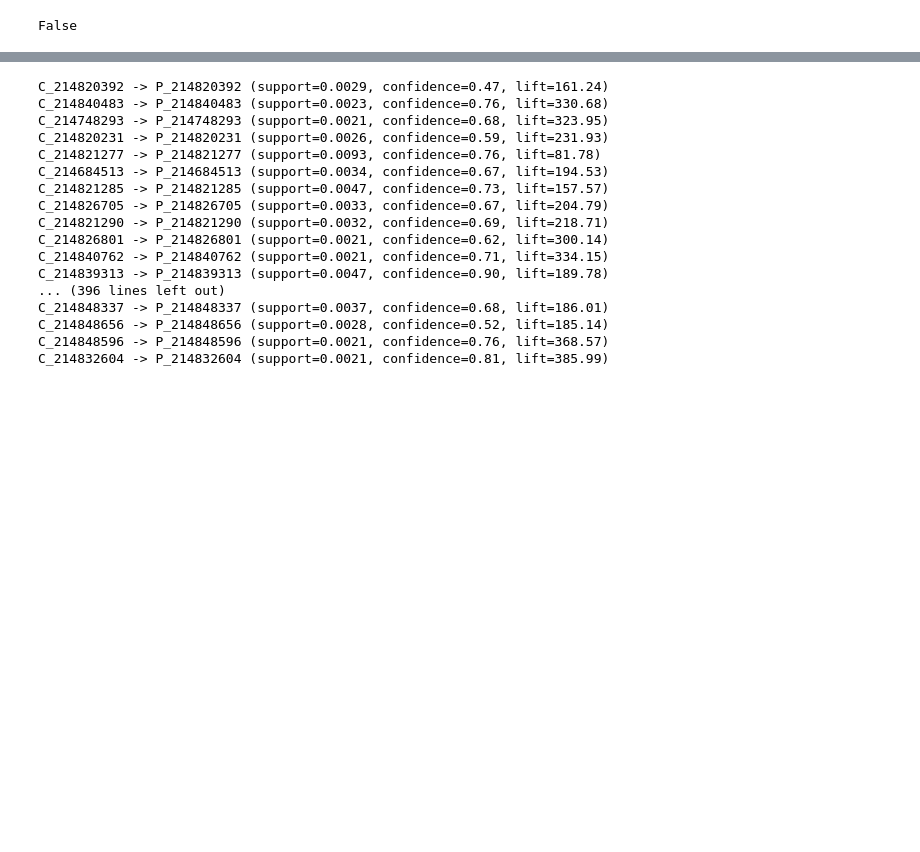
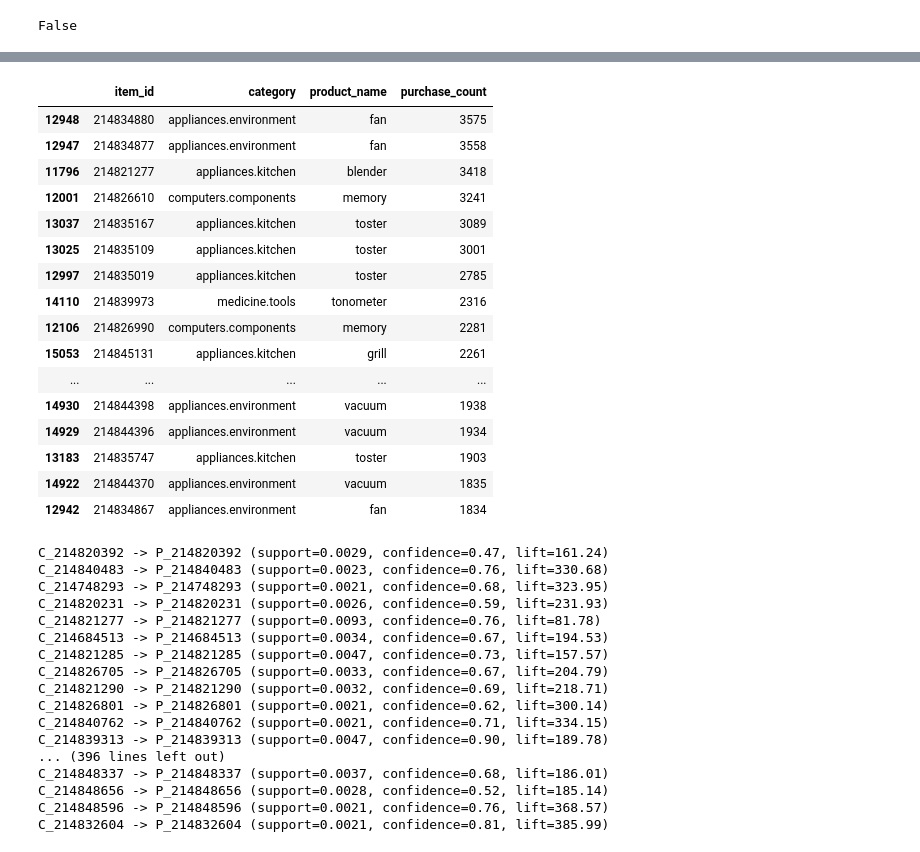
Before and after one commit to vb213/datamining, a Jupyter notebook: PD_202526_Project.ipynb, the cells around one changed output, grey strips where cells are left out. Saved outputs shown, nothing was run; the diff lists cells and outputs as text; code cells hidden in the pictures; blank space fills up the shorter version.

```diff
--- a/PD_202526_Project.ipynb
+++ b/PD_202526_Project.ipynb
@@ -267,3 +232,51 @@ popular_purchased.head(20)
+# %%
+# Most purchased items in purchases for specific items
+
+popular_purchased = (
+    purchases.groupby(["item_id", "category"])
+    .size()
+    .reset_index(name="purchase_count")
+)
+
+# Keep only items with at least 2 dots in the category, which indicates the specific item
+popular_purchased = popular_purchased[
+    popular_purchased["category"].str.count(r"\.") >= 2
+]
+
+# Extract the product name from the category by splitting on dots and taking the last part
+popular_purchased["product_name"] = popular_purchased["category"].str.split(".").str[-1]
+
+# Extract the category by removing the product name from the category string
+popular_purchased["category"] = popular_purchased["category"].str.rsplit(".", n=1).str[0]
+
+# Switch the order of columns to item_id, category, product_name, click_count
+popular_purchased = popular_purchased[["item_id", "category", "product_name", "purchase_count"]]
+
+popular_purchased = popular_purchased.sort_values(
+    "purchase_count",
+    ascending=False
+)
+
+# Print the top 20 most popular purchased items
+popular_purchased.head(20)
+# %% [output]
+|  | item_id | category | product_name | purchase_count |
+| 12948 | 214834880 | appliances.environment | fan | 3575 |
+| 12947 | 214834877 | appliances.environment | fan | 3558 |
+| 11796 | 214821277 | appliances.kitchen | blender | 3418 |
+| 12001 | 214826610 | computers.components | memory | 3241 |
+| 13037 | 214835167 | appliances.kitchen | toster | 3089 |
+| 13025 | 214835109 | appliances.kitchen | toster | 3001 |
+| 12997 | 214835019 | appliances.kitchen | toster | 2785 |
+| 14110 | 214839973 | medicine.tools | tonometer | 2316 |
+| 12106 | 214826990 | computers.components | memory | 2281 |
+| 15053 | 214845131 | appliances.kitchen | grill | 2261 |
+| ... | ... | ... | ... | ... |
+| 14930 | 214844398 | appliances.environment | vacuum | 1938 |
+| 14929 | 214844396 | appliances.environment | vacuum | 1934 |
+| 13183 | 214835747 | appliances.kitchen | toster | 1903 |
+| 14922 | 214844370 | appliances.environment | vacuum | 1835 |
+| 12942 | 214834867 | appliances.environment | fan | 1834 |
 # %%
 from mlxtend.frequent_patterns import fpgrowth
 
```
Also changed, not shown: parts of 8 cells of this notebook.
